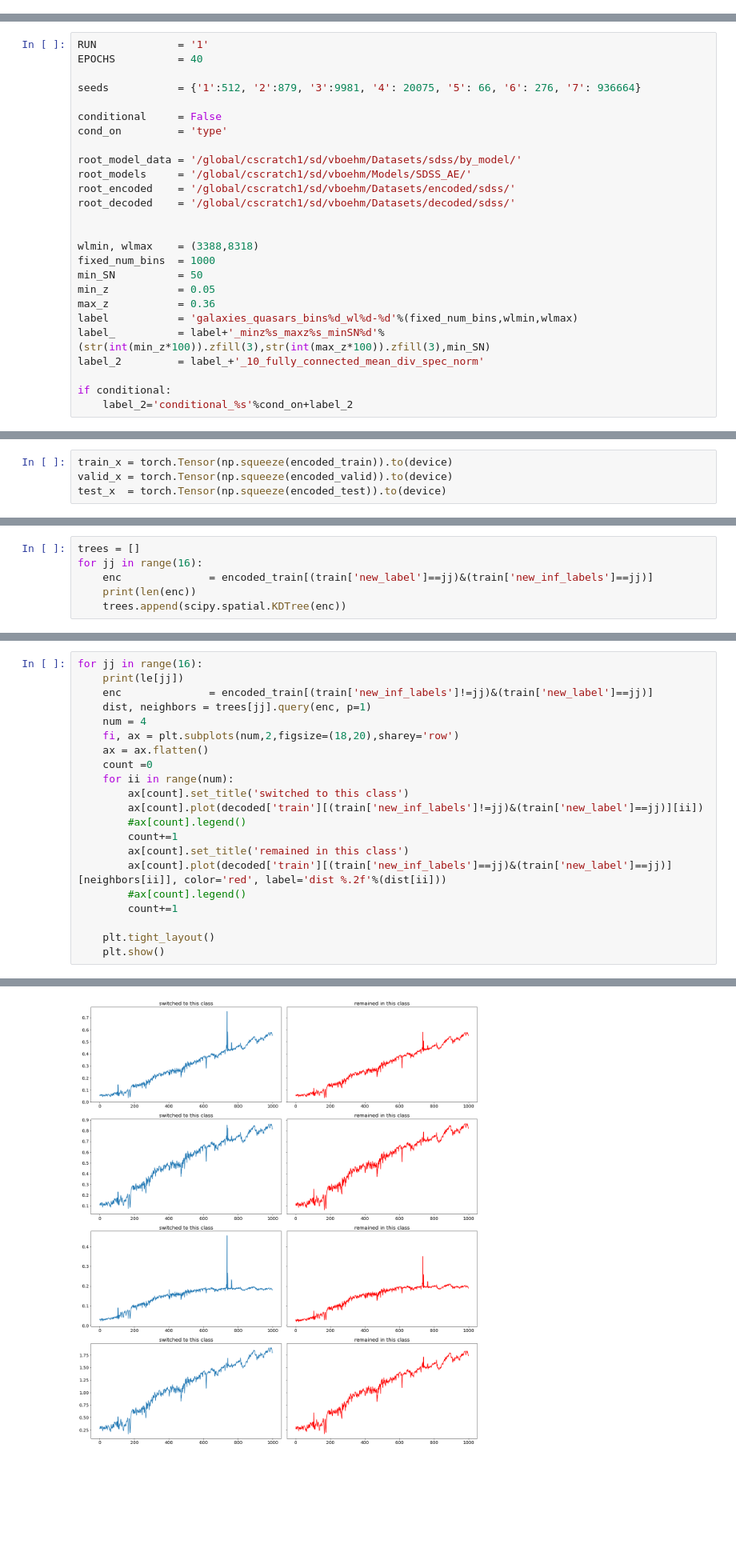
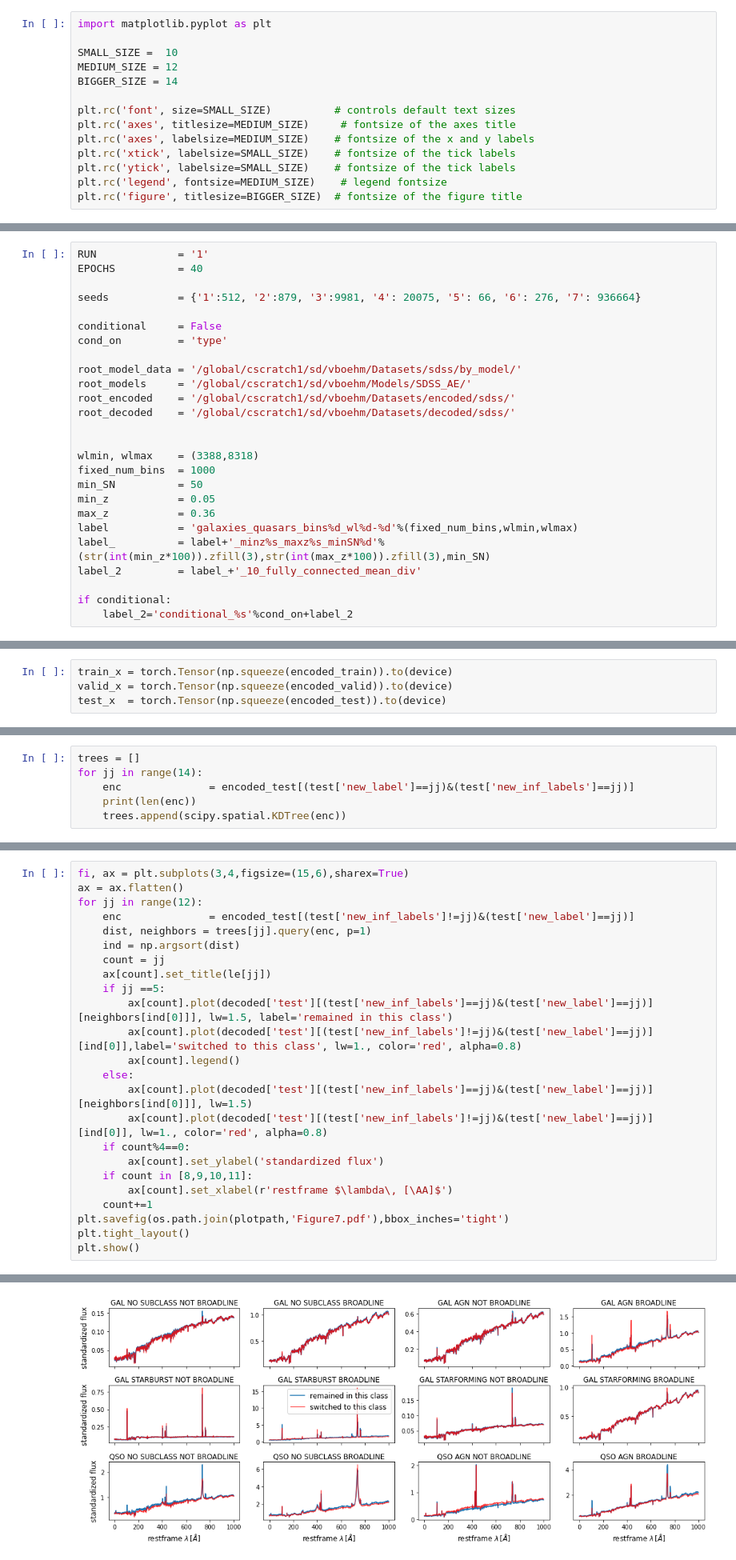
Before and after one commit to AlexGKim/SDSS_PAE, a Jupyter notebook: notebooks/forPub/ReClassify.ipynb, the cells around one changed output, grey strips where cells are left out. Shown at 80% size. Drawn from its saved outputs; the diff is of its cells as text; blank space fills up the shorter version.

```diff
--- a/notebooks/forPub/ReClassify.ipynb
+++ b/notebooks/forPub/ReClassify.ipynb
@@ -26,3 +12,17 @@ plt.rc('figure', titlesize=BIGGER_SIZE)  # fontsize of the figure title
+# %%
+import matplotlib.pyplot as plt
+
+SMALL_SIZE =  10
+MEDIUM_SIZE = 12
+BIGGER_SIZE = 14
+
+plt.rc('font', size=SMALL_SIZE)          # controls default text sizes
+plt.rc('axes', titlesize=MEDIUM_SIZE)     # fontsize of the axes title
+plt.rc('axes', labelsize=MEDIUM_SIZE)    # fontsize of the x and y labels
+plt.rc('xtick', labelsize=SMALL_SIZE)    # fontsize of the tick labels
+plt.rc('ytick', labelsize=SMALL_SIZE)    # fontsize of the tick labels
+plt.rc('legend', fontsize=MEDIUM_SIZE)    # legend fontsize
+plt.rc('figure', titlesize=BIGGER_SIZE)  # fontsize of the figure title
 # %%
 sys.path.append('/global/u2/v/vboehm/codes/SIG_GIS/')
 from sig_gis import *
@@ -55,7 +55,7 @@ min_z           = 0.05
 max_z           = 0.36
 label           = 'galaxies_quasars_bins%d_wl%d-%d'%(fixed_num_bins,wlmin,wlmax)
 label_          = label+'_minz%s_maxz%s_minSN%d'%(str(int(min_z*100)).zfill(3),str(int(max_z*100)).zfill(3),min_SN)
-label_2         = label_+'_10_fully_connected_mean_div_spec_norm'
+label_2         = label_+'_10_fully_connected_mean_div'
 
 if conditional:
     label_2='conditional_%s'%cond_on+label_2
@@ -102,8 +114,8 @@ for dd in [train,valid,test]:
     dd['new_inf_labels'] = np.asarray(dd['new_inf_labels'], dtype=int)
 # %%
 trees = []
-for jj in range(16):
-    enc              = encoded_train[(train['new_label']==jj)&(train['new_inf_labels']==jj)]
+for jj in range(14):
+    enc              = encoded_test[(test['new_label']==jj)&(test['new_inf_labels']==jj)]
     print(len(enc))
     trees.append(scipy.spatial.KDTree(enc))
 # %% [output]
@@ -126,22 +136,25 @@ for jj in range(16):
 # %%
-for jj in range(16):
-    print(le[jj])
-    enc              = encoded_train[(train['new_inf_labels']!=jj)&(train['new_label']==jj)]
+fi, ax = plt.subplots(3,4,figsize=(15,6),sharex=True)
+ax = ax.flatten()
+for jj in range(12):
+    enc              = encoded_test[(test['new_inf_labels']!=jj)&(test['new_label']==jj)]
     dist, neighbors = trees[jj].query(enc, p=1)
-    num = 4
-    fi, ax = plt.subplots(num,2,figsize=(18,20),sharey='row')
-    ax = ax.flatten()
-    count =0
-    for ii in range(num):
-        ax[count].set_title('switched to this class')
-        ax[count].plot(decoded['train'][(train['new_inf_labels']!=jj)&(train['new_label']==jj)][ii])
-        #ax[count].legend()
-        count+=1
-        ax[count].set_title('remained in this class')
-        ax[count].plot(decoded['train'][(train['new_inf_labels']==jj)&(train['new_label']==jj)][neighbors[ii]], color='red', label='dist %.2f'%(dist[ii]))
-        #ax[count].legend()
-        count+=1
-
-    plt.tight_layout()
-    plt.show()
+    ind = np.argsort(dist)
+    count = jj
+    ax[count].set_title(le[jj])
+    if jj ==5:
+        ax[count].plot(decoded['test'][(test['new_inf_labels']==jj)&(test['new_label']==jj)][neighbors[ind[0]]], lw=1.5, label='remained in this class')
+        ax[count].plot(decoded['test'][(test['new_inf_labels']!=jj)&(test['new_label']==jj)][ind[0]],label='switched to this class', lw=1., color='red', alpha=0.8)
+        ax[count].legend()
+    else:
+        ax[count].plot(decoded['test'][(test['new_inf_labels']==jj)&(test['new_label']==jj)][neighbors[ind[0]]], lw=1.5)
+        ax[count].plot(decoded['test'][(test['new_inf_labels']!=jj)&(test['new_label']==jj)][ind[0]], lw=1., color='red', alpha=0.8)
+    if count%4==0:
+        ax[count].set_ylabel('standardized flux')
+    if count in [8,9,10,11]:
+        ax[count].set_xlabel(r'restframe $\lambda\, [\AA]$')
+    count+=1
+plt.savefig(os.path.join(plotpath,'Figure7.pdf'),bbox_inches='tight')
+plt.tight_layout()
+plt.show()
 # %% [output]
@@ -149 +161 @@ GAL NO SUBCLASS NOT BROADLINE
-[figure, old version]
+[figure, new version]
```
Also changed, not shown: parts of 13 cells of this notebook, 3 other files.
